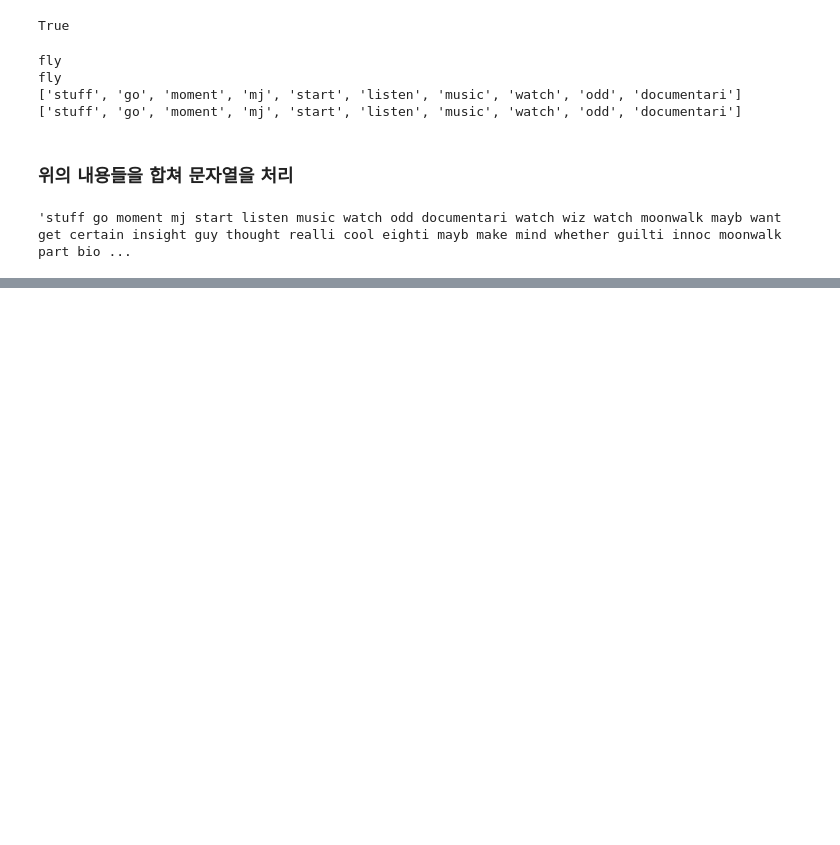
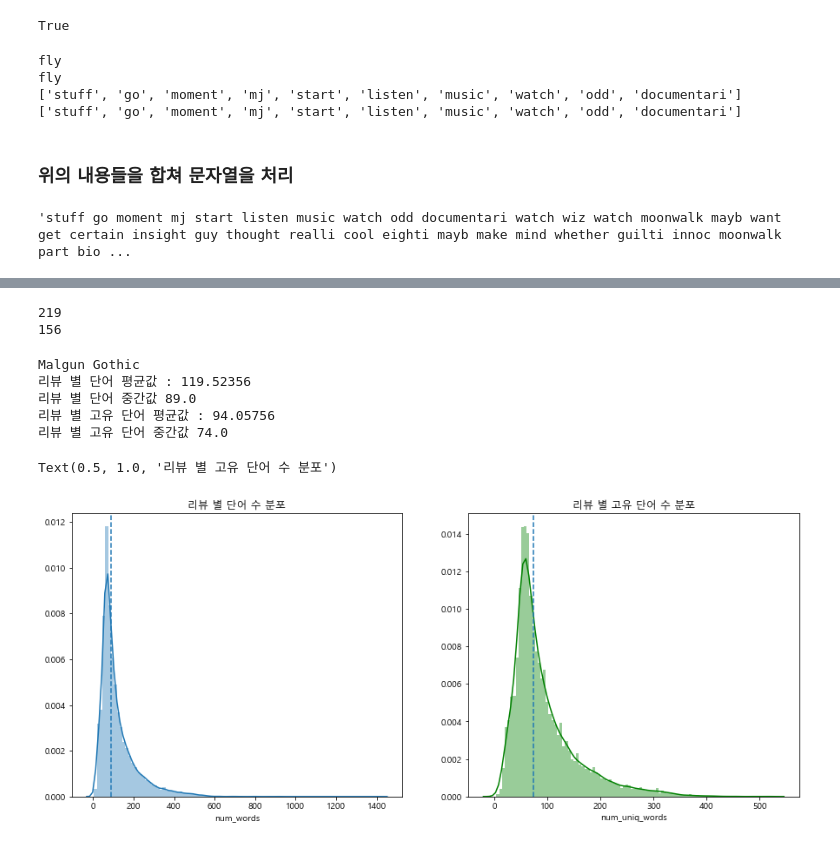
Before and after one commit to Maresak/programmers_lecture, a Jupyter notebook: 09_nltk_tutorial.ipynb, the cells around one changed output, grey strips where cells are left out. Cells and saved outputs as stored; diff of their text form; code cells hidden in the pictures; blank space fills up the shorter version.

```diff
--- a/09_nltk_tutorial.ipynb
+++ b/09_nltk_tutorial.ipynb
@@ -146,8 +146,8 @@ train['review'][0][:700]
 from bs4 import BeautifulSoup
 import lxml
 
-example1 = BeautifulSoup(train['review'][0], "html.parser")
-# example1 = BeautifulSoup(train['review'][0], "lxml")
+#example1 = BeautifulSoup(train['review'][0], "html.parser")
+example1 = BeautifulSoup(train['review'][0], "lxml")
 print(train['review'][0][:700])
 print(example1.get_text()[:700])
 
@@ -313,4 +313,8 @@ clean_train_reviews = []
 코드를 간결하게 하기 위해 apply 사용(시간도 출력)
 # %time train['review_clean'] = train['review'].apply(review_to_words)
 '''
-%time train['review_clean'] = train['review'].apply(review_to_words)
+num_reviews = train['review'].size
+clean_train_reviews = []
+
+for i in range(0, num_reviews):
+    clean_train_reviews.append( review_to_words(train['review'][i]))
@@ -345,0 +377,4 @@ def apply_by_multiprocessing(df, func, **kwargs):
+# %%
+# Series의 map은 DataFrame의 apply와 비슷하다
+clean_train_reviews_se = pd.Series(clean_train_reviews)
+clean_train_reviews_se.head()
@@ -345,0 +388,5 @@ def apply_by_multiprocessing(df, func, **kwargs):
+# %%
+# 단어 수
+train['num_words'] = clean_train_reviews_se.map(lambda x: len(str(x).split()))
+# 중복을 제거한 단어 수
+train['num_uniq_words'] = clean_train_reviews_se.map(lambda x: len(set(str(x).split())))
@@ -345,0 +420,37 @@ def apply_by_multiprocessing(df, func, **kwargs):
+# %%
+print(len(x))
+print(len(set(x)))
+# %% [output]
+219
+156
+# %%
+import seaborn as sns
+import matplotlib.font_manager as fm
+
+path = 'C:/Windows/Fonts/malgun.ttf'
+font_name = fm.FontProperties(fname=path, size=30).get_name()
+print(font_name)
+plt.rc('font', family=font_name)
+
+fig, axes = plt.subplots(ncols=2)
+fig.set_size_inches(15,6)
+
+print('리뷰 별 단어 평균값 :', train['num_words'].mean())
+print('리뷰 별 단어 중간값', train['num_words'].median())
+sns.distplot(train['num_words'], bins=100, ax=axes[0])
+axes[0].axvline(train['num_words'].median(), linestyle='dashed')
+axes[0].set_title('리뷰 별 단어 수 분포')
+
+print('리뷰 별 고유 단어 평균값 :', train['num_uniq_words'].mean())
+print('리뷰 별 고유 단어 중간값', train['num_uniq_words'].median())
+sns.distplot(train['num_uniq_words'], bins=100, ax=axes[1], color='g')
+axes[1].axvline(train['num_uniq_words'].median(), linestyle='dashed')
+axes[1].set_title('리뷰 별 고유 단어 수 분포')
+# %% [output]
+Malgun Gothic
+리뷰 별 단어 평균값 : 119.52356
+리뷰 별 단어 중간값 89.0
+리뷰 별 고유 단어 평균값 : 94.05756
+리뷰 별 고유 단어 중간값 74.0
+Text(0.5, 1.0, '리뷰 별 고유 단어 수 분포')
+[figure, added]
```
Also changed, not shown: parts of 33 cells of this notebook, 4 other files.
